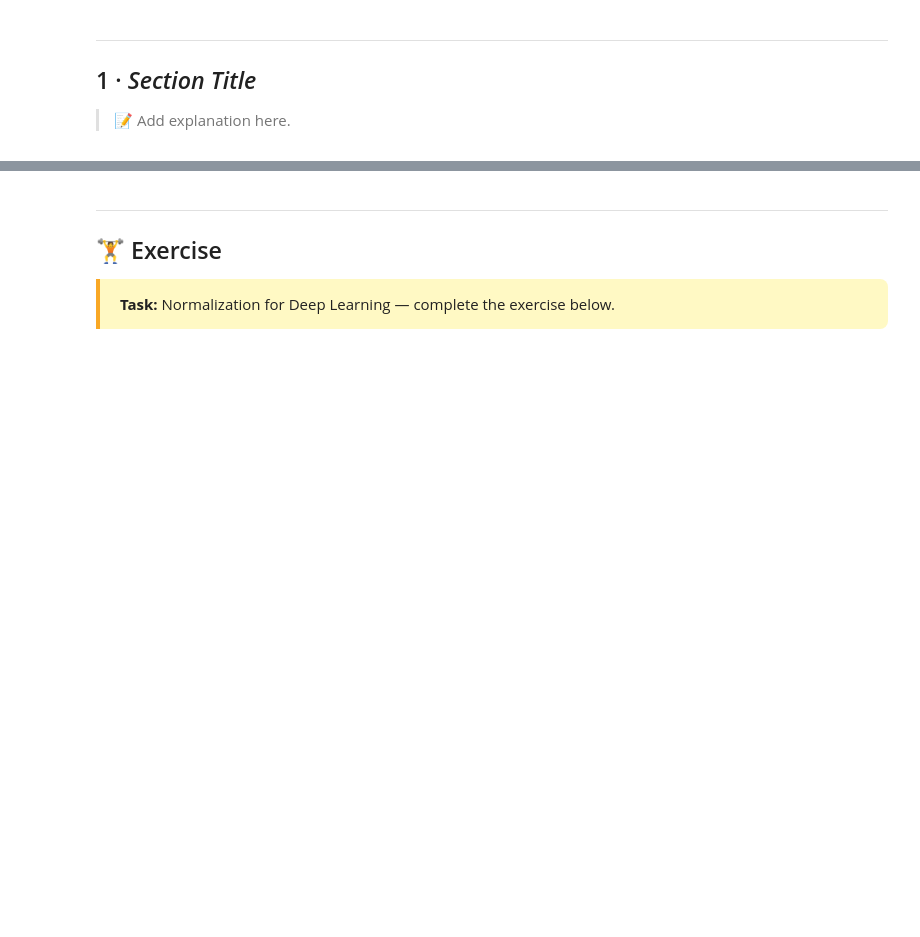
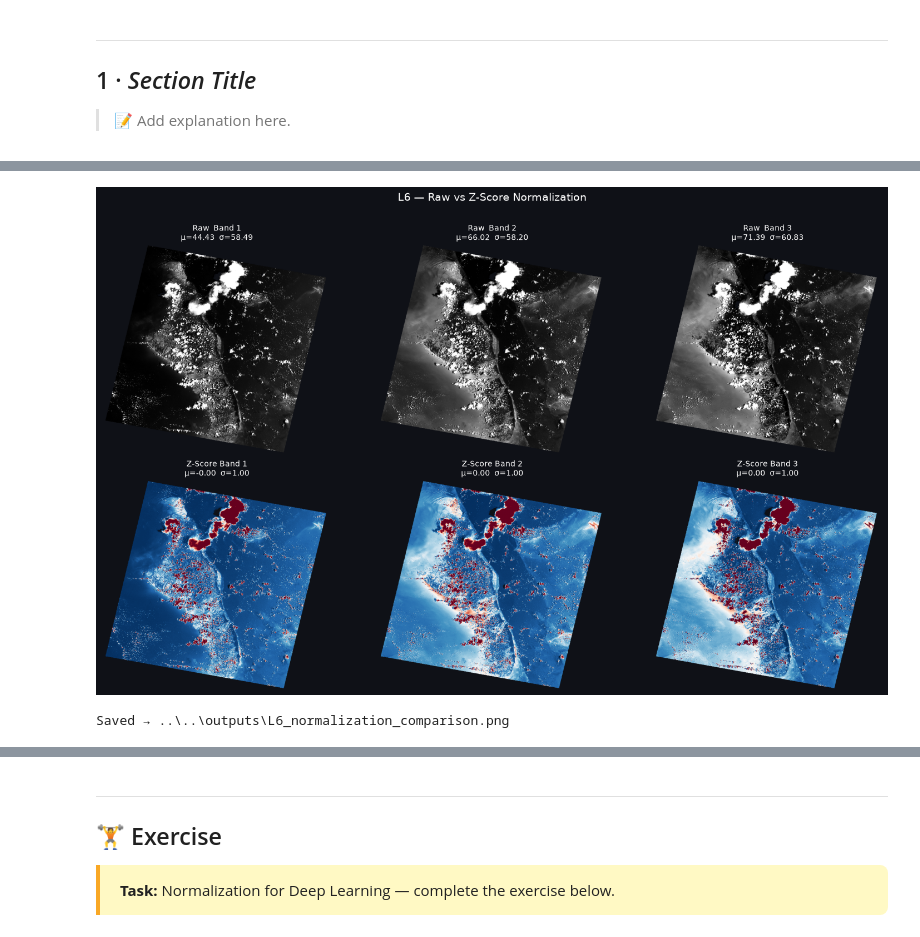
Before and after one commit to sahriararman/geospatial-cv-roadmap, a Jupyter notebook: notebooks/phase1_raster_foundations/L6_normalization.ipynb, the cells around one changed output, grey strips where cells are left out. Drawn from its saved outputs; the diff is of its cells as text; code cells hidden in the pictures; blank space fills up the shorter version.

Commit message:
Complete L6 normalization notebook
Co-Authored-By: Claude Sonnet 5 <noreply@anthropic.com>

```diff
--- a/notebooks/phase1_raster_foundations/L6_normalization.ipynb
+++ b/notebooks/phase1_raster_foundations/L6_normalization.ipynb
@@ -53,0 +72,16 @@ print(f'File found: {TIF_PATH.exists()}')
+# %%
+def fill_nodata(arr):
+    """Convert a masked rasterio array to float32 with NaN where masked."""
+    if isinstance(arr, np.ma.MaskedArray):
+        return arr.filled(np.nan).astype(np.float32)
+    return arr.astype(np.float32)
+
+
+img = fill_nodata(raw)
+
+n_nodata = np.isnan(img).sum()
+n_total  = img.size
+
+print(f"NoData pixels : {n_nodata:,} / {n_total:,}  ({n_nodata/n_total*100:.1f}%)")
+print(f"Valid pixels  : {n_total - n_nodata:,}")
+print(f"Band-1 range  : {np.nanmin(img[0]):.1f} – {np.nanmax(img[0]):.1f}")
@@ -60,0 +321,33 @@ print(f'File found: {TIF_PATH.exists()}')
+# %%
+fig, axes = plt.subplots(2, 3, figsize=(15, 9))
+fig.patch.set_facecolor("#0f1117")
+
+panels = [
+    (img[0],    "Raw  Band 1",     "Greys_r"),
+    (img[1],    "Raw  Band 2",     "Greys_r"),
+    (img[2],    "Raw  Band 3",     "Greys_r"),
+    (img_zs[0], "Z-Score Band 1",  "RdBu_r"),
+    (img_zs[1], "Z-Score Band 2",  "RdBu_r"),
+    (img_zs[2], "Z-Score Band 3",  "RdBu_r"),
+]
+
+for ax, (im, title, cmap) in zip(axes.ravel(), panels):
+    vmin = np.nanpercentile(im, 2)
+    vmax = np.nanpercentile(im, 98)
+    ax.imshow(im, cmap=cmap, vmin=vmin, vmax=vmax)
+    ax.set_title(f"{title}\nμ={np.nanmean(im):.2f}  σ={np.nanstd(im):.2f}",
+                 color="white", fontsize=10, pad=6)
+    ax.axis("off")
+
+fig.suptitle("L6 — Raw vs Z-Score Normalization",
+             color="white", fontsize=14, y=1.01)
+plt.tight_layout()
+
+out = Path("../../outputs/L6_normalization_comparison.png")
+out.parent.mkdir(parents=True, exist_ok=True)
+plt.savefig(out, dpi=150, bbox_inches="tight", facecolor="#0f1117")
+plt.show()
+print(f"Saved → {out}")
+# %% [output]
+[figure, added]
+Saved → ..\..\outputs\L6_normalization_comparison.png
```
Also changed, not shown: parts of 9 cells of this notebook, 1 other file.
